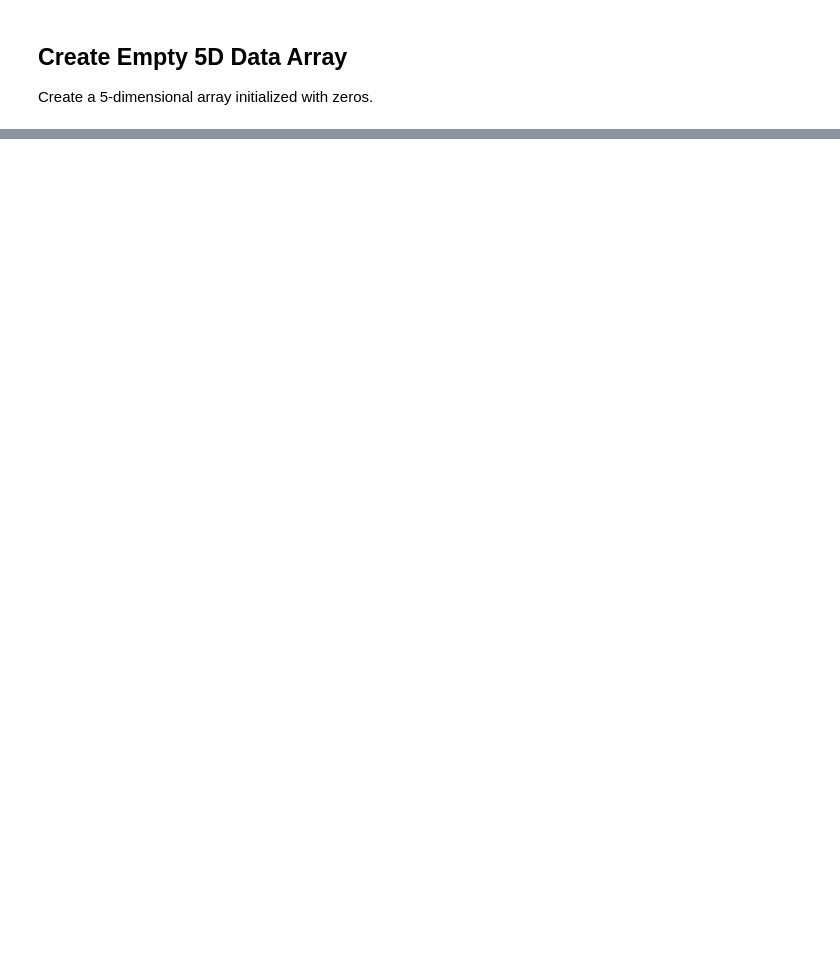
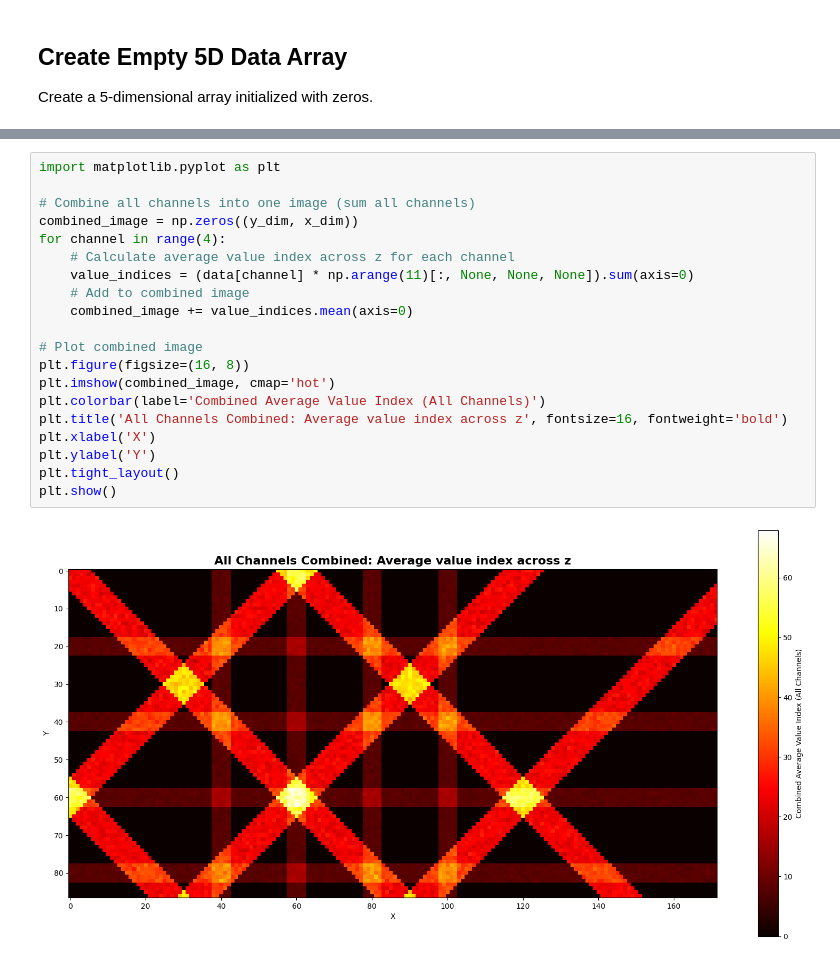
Before and after one commit to Hosseinfatho/SSGAT, a Jupyter notebook: Groundtruth/groundtruthTest.ipynb, the cells around one changed output, grey strips where cells are left out. Drawn from its saved outputs; the diff is of its cells as text; blank space fills up the shorter version.

Commit message:
Update the  code for creating synthesized data

```diff
--- a/Groundtruth/groundtruthTest.ipynb
+++ b/Groundtruth/groundtruthTest.ipynb
@@ -62,0 +94,22 @@ AssertionError: Error: Not all values are zero!
+# %%
+import matplotlib.pyplot as plt
+
+# Combine all channels into one image (sum all channels)
+combined_image = np.zeros((y_dim, x_dim))
+for channel in range(4):
+    # Calculate average value index across z for each channel
+    value_indices = (data[channel] * np.arange(11)[:, None, None, None]).sum(axis=0)
+    # Add to combined image
+    combined_image += value_indices.mean(axis=0)
+
+# Plot combined image
+plt.figure(figsize=(16, 8))
+plt.imshow(combined_image, cmap='hot')
+plt.colorbar(label='Combined Average Value Index (All Channels)')
+plt.title('All Channels Combined: Average value index across z', fontsize=16, fontweight='bold')
+plt.xlabel('X')
+plt.ylabel('Y')
+plt.tight_layout()
+plt.show()
+# %% [output]
+[figure, added]
```
Also changed, not shown: parts of 2 cells of this notebook, 1 other file.
